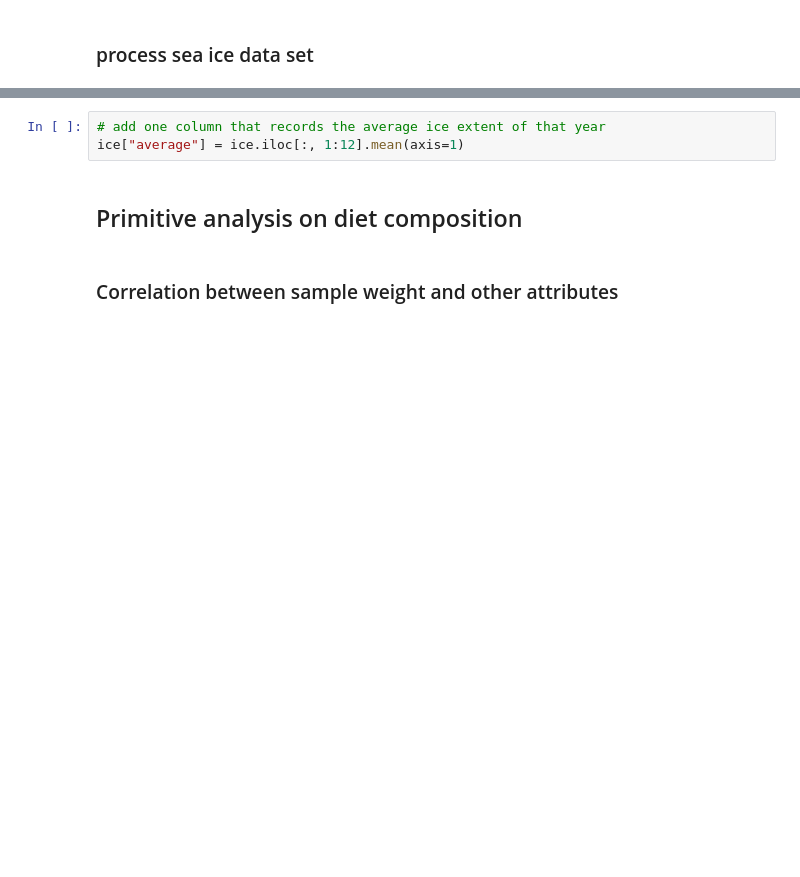
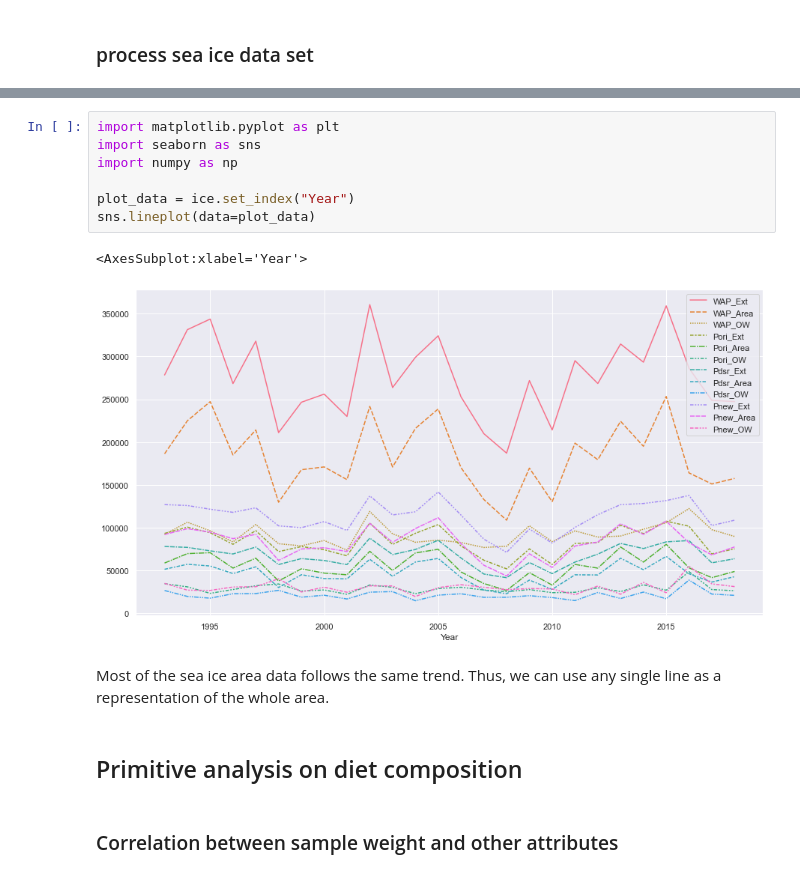
Before and after one commit to cynthiadwq/IDS-final-project, a Jupyter notebook: EDA/diet-EDA.ipynb, the cells around one changed output, grey strips where cells are left out. Saved outputs shown, nothing was run; the diff lists cells and outputs as text; blank space fills up the shorter version.

```diff
--- a/EDA/diet-EDA.ipynb
+++ b/EDA/diet-EDA.ipynb
@@ -37,6 +58,15 @@ ice = ice[(ice["year"] >= 1993) & (ice["year"] <= 2018)].reset_index(drop=True)
-# %%
-# add one column that records the average ice extent of that year
-ice["average"] = ice.iloc[:, 1:12].mean(axis=1)
+# %%
+import matplotlib.pyplot as plt
+import seaborn as sns
+import numpy as np
+
+plot_data = ice.set_index("Year")
+sns.lineplot(data=plot_data)
+# %% [output]
+<AxesSubplot:xlabel='Year'>
+[figure, added]
+# %% [markdown]
+Most of the sea ice area data follows the same trend. Thus, we can use any single line as a representation of the whole area.
 # %% [markdown]
 ## Primitive analysis on diet composition
 # %% [markdown]
```
Also changed, not shown: parts of 9 cells of this notebook, 6 other files.
